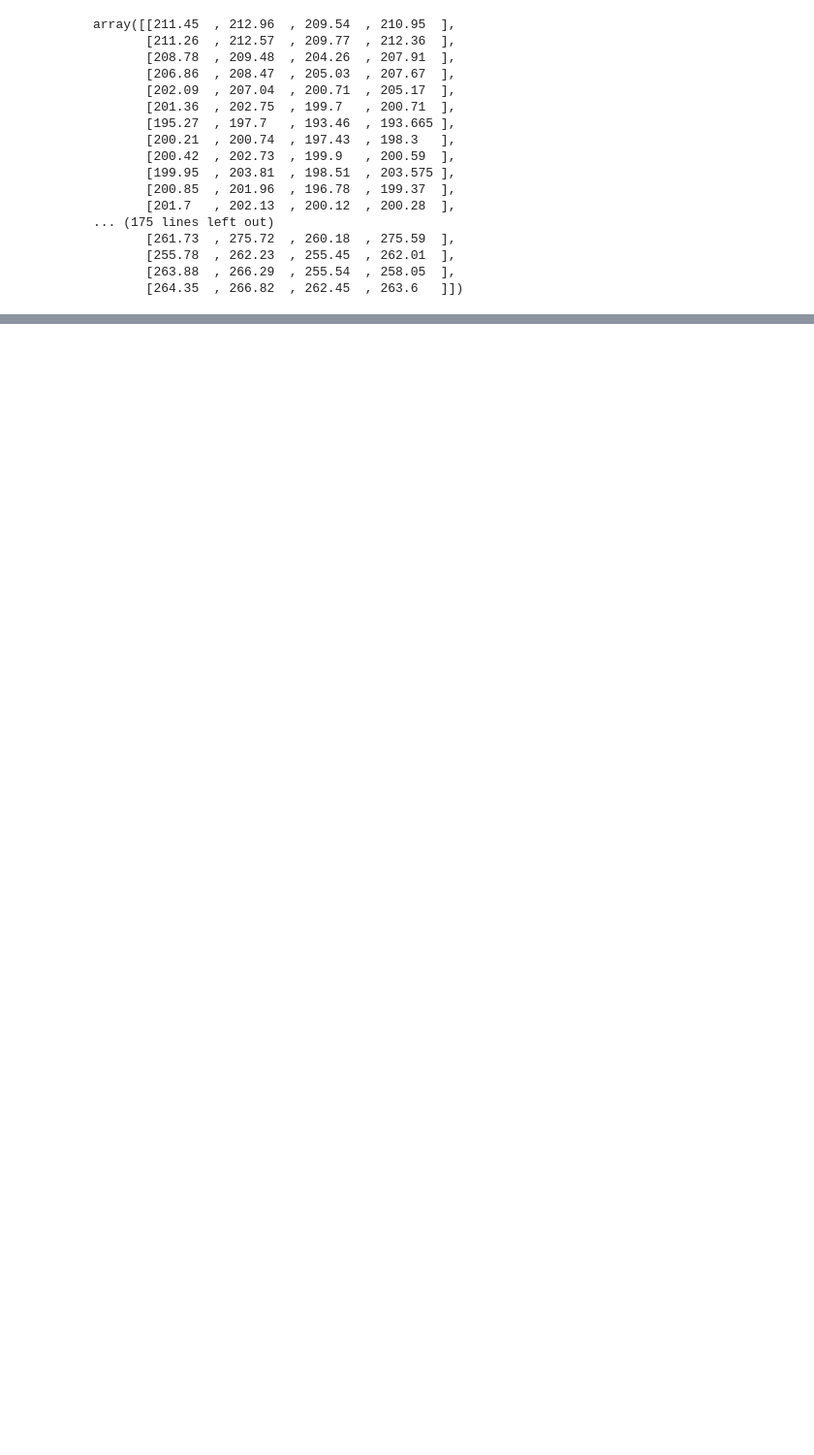
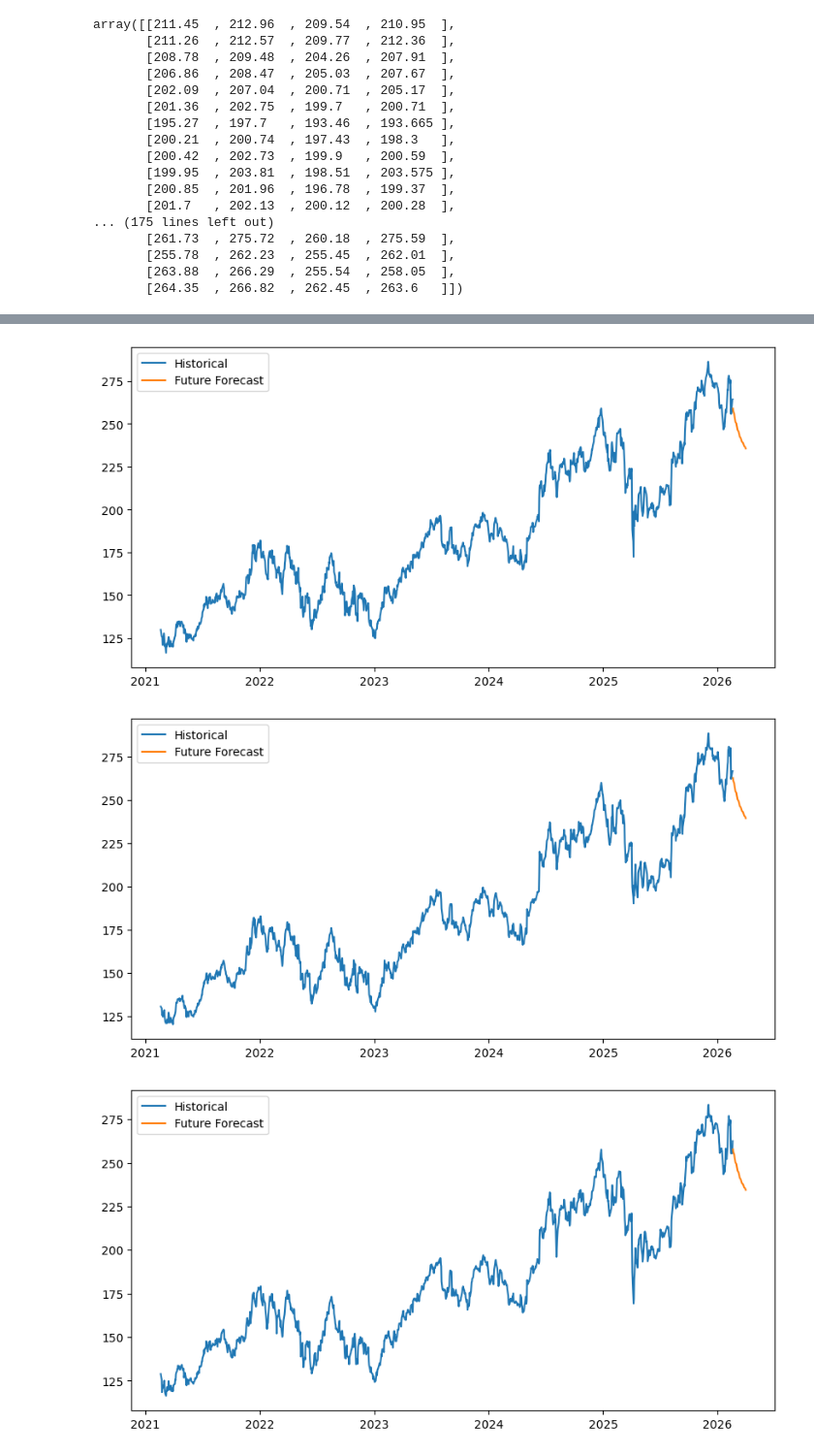
Before and after one commit to utsav87589/LSTM---Stock-price-prediction, a Jupyter notebook: v1/notebooks/many_to_many.ipynb, the cells around one changed output, grey strips where cells are left out. Shown at 97% size. Cells and saved outputs as stored; diff of their text form; code cells hidden in the pictures; blank space fills up the shorter version.

Commit message:
next 30 days future forecasting done

```diff
--- a/v1/notebooks/many_to_many.ipynb
+++ b/v1/notebooks/many_to_many.ipynb
@@ -251,0 +333,4 @@ plot_predictions(y_test[:, 0], y_pred[:, 0])
+# %%
+### checking out the future pred
+future_pred = np.array(future_pred)
+future_pred
@@ -251,0 +360,4 @@ plot_predictions(y_test[:, 0], y_pred[:, 0])
+# %%
+### inverse scaling the future preds
+future_pred = scaler.inverse_transform(future_pred)
+future_pred
@@ -251,0 +382,4 @@ plot_predictions(y_test[:, 0], y_pred[:, 0])
+# %%
+### creating the future date index (getting the last date)
+last_date = df['date'].iloc[-1]
+last_date
@@ -251,0 +388,8 @@ plot_predictions(y_test[:, 0], y_pred[:, 0])
+# %%
+### creating the future index (business days only)
+future_dates = pd.date_range(
+    start = last_date + pd.Timedelta(days = 1),
+    periods = window_size,
+    freq = 'B'
+)
+future_dates
@@ -251,0 +406,12 @@ plot_predictions(y_test[:, 0], y_pred[:, 0])
+# %%
+### plotting the graph for the future prices
+for i in range (0, 4) :
+    plt.figure(figsize=(10,5))
+    plt.plot(df['date'], df_copy[features_to_target[i]], label="Historical")
+    plt.plot(future_dates, future_pred[:, i], label="Future Forecast")
+    plt.legend()
+    plt.show()
+# %% [output]
+[figure, added]
+[figure, added]
+[figure, added]
```
Also changed, not shown: parts of 19 cells of this notebook.
